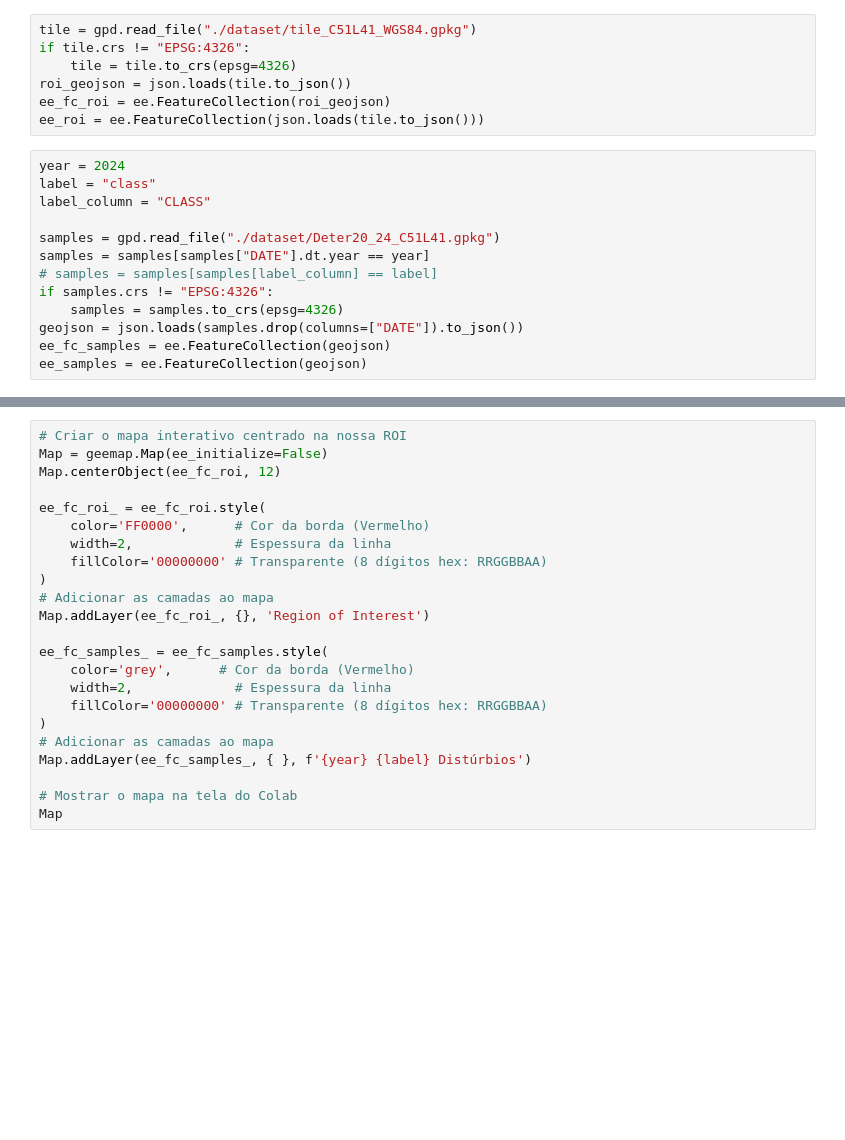
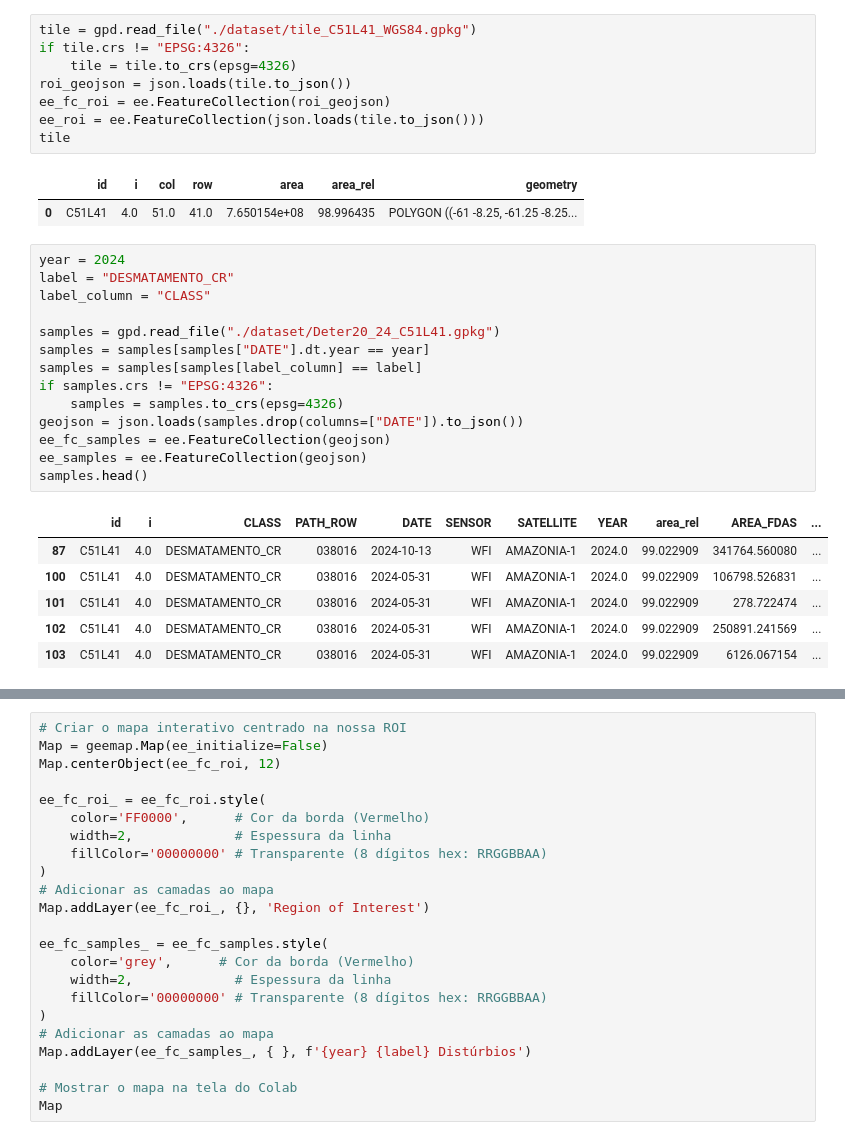
Before and after one commit to AbnerErnaniADSFatec/analise-disturbios-gfm, a Jupyter notebook: 3_alphaearth.ipynb, the cells around one changed output, grey strips where cells are left out. Drawn from its saved outputs; the diff is of its cells as text; blank space fills up the shorter version.

```diff
--- a/3_alphaearth.ipynb
+++ b/3_alphaearth.ipynb
@@ -25,19 +32,31 @@ if tile.crs != "EPSG:4326":
 roi_geojson = json.loads(tile.to_json())
 ee_fc_roi = ee.FeatureCollection(roi_geojson)
 ee_roi = ee.FeatureCollection(json.loads(tile.to_json()))
+tile
+# %% [output]
+|  | id | i | col | row | area | area_rel | geometry |
+| 0 | C51L41 | 4.0 | 51.0 | 41.0 | 7.650154e+08 | 98.996435 | POLYGON ((-61 -8.25, -61.25 -8.25... |
 # %%
 year = 2024
-label = "class"
+label = "DESMATAMENTO_CR"
 label_column = "CLASS"
 
 samples = gpd.read_file("./dataset/Deter20_24_C51L41.gpkg")
 samples = samples[samples["DATE"].dt.year == year]
-# samples = samples[samples[label_column] == label]
+samples = samples[samples[label_column] == label]
 if samples.crs != "EPSG:4326":
     samples = samples.to_crs(epsg=4326)
 geojson = json.loads(samples.drop(columns=["DATE"]).to_json())
 ee_fc_samples = ee.FeatureCollection(geojson)
 ee_samples = ee.FeatureCollection(geojson)
+samples.head()
+# %% [output]
+|  | id | i | CLASS | PATH_ROW | DATE | SENSOR | SATELLITE | YEAR | area_rel | AREA_FDAS | ... |
+| 87 | C51L41 | 4.0 | DESMATAMENTO_CR | 038016 | 2024-10-13 | WFI | AMAZONIA-1 | 2024.0 | 99.022909 | 341764.560080 | ... |
+| 100 | C51L41 | 4.0 | DESMATAMENTO_CR | 038016 | 2024-05-31 | WFI | AMAZONIA-1 | 2024.0 | 99.022909 | 106798.526831 | ... |
+| 101 | C51L41 | 4.0 | DESMATAMENTO_CR | 038016 | 2024-05-31 | WFI | AMAZONIA-1 | 2024.0 | 99.022909 | 278.722474 | ... |
+| 102 | C51L41 | 4.0 | DESMATAMENTO_CR | 038016 | 2024-05-31 | WFI | AMAZONIA-1 | 2024.0 | 99.022909 | 250891.241569 | ... |
+| 103 | C51L41 | 4.0 | DESMATAMENTO_CR | 038016 | 2024-05-31 | WFI | AMAZONIA-1 | 2024.0 | 99.022909 | 6126.067154 | ... |
 # %%
 year = 2024
 label = "Deter_Deg_CsG"
```
Also changed, not shown: parts of 2 cells of this notebook, 39 other files.
